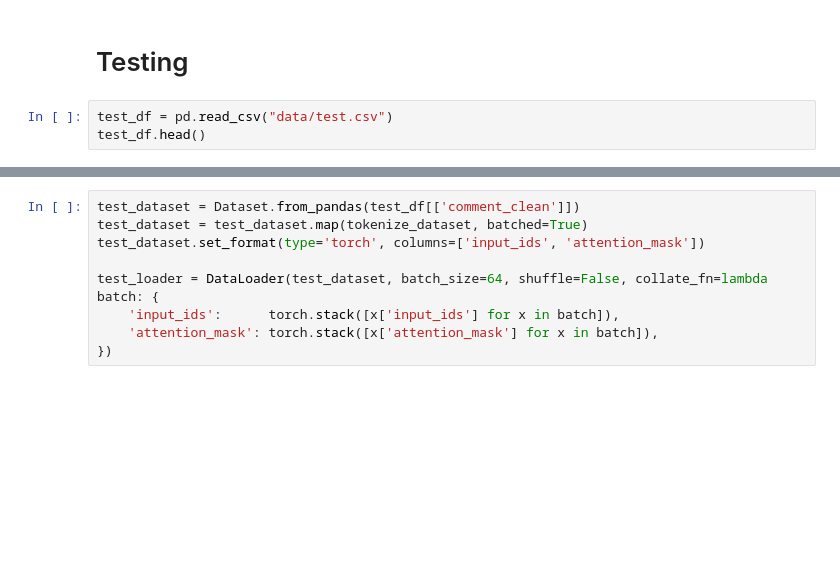
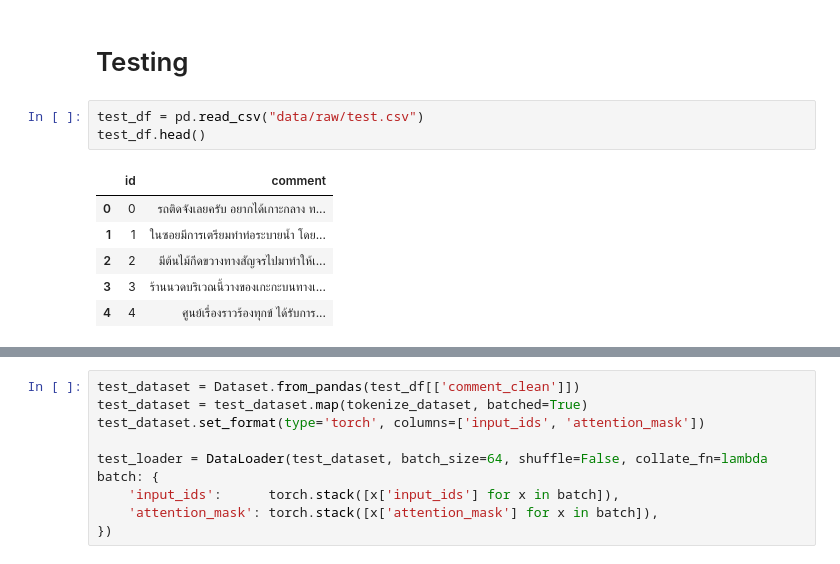
Before and after one commit to Bennette321321/DSDE-Traffy-Fondue, a Jupyter notebook: main.ipynb, the cells around one changed output, grey strips where cells are left out. Drawn from its saved outputs; the diff is of its cells as text; blank space fills up the shorter version.

```diff
--- a/main.ipynb
+++ b/main.ipynb
@@ -197,8 +326,15 @@ for random_state in random_states:
 # %% [markdown]
 # Testing
 # %%
-test_df = pd.read_csv("data/test.csv")
+test_df = pd.read_csv("data/raw/test.csv")
 test_df.head()
+# %% [output]
+|  | id | comment |
+| 0 | 0 | รถติดจังเลยครับ อยากได้เกาะกลาง ท... |
+| 1 | 1 | ในซอยมีการเตรียมทำท่อระบายน้ำ โดย... |
+| 2 | 2 | มีต้นไม้กีดขวางทางสัญจรไปมาทำให้เ... |
+| 3 | 3 | ร้านนวดบริเวณนี้วางของเกะกะบนทางเ... |
+| 4 | 4 | ศูนย์เรื่องราวร้องทุกข์ ได้รับการ... |
 # %%
 test_df['comment_clean'] = test_df['comment'].apply(preprocess_text)
 test_df.head()
```
Also changed, not shown: parts of 15 cells of this notebook.
